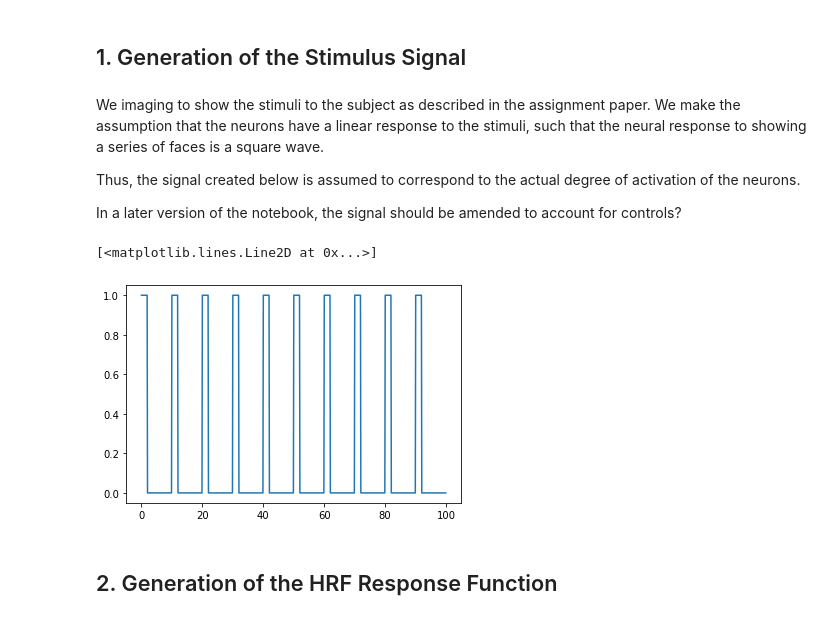
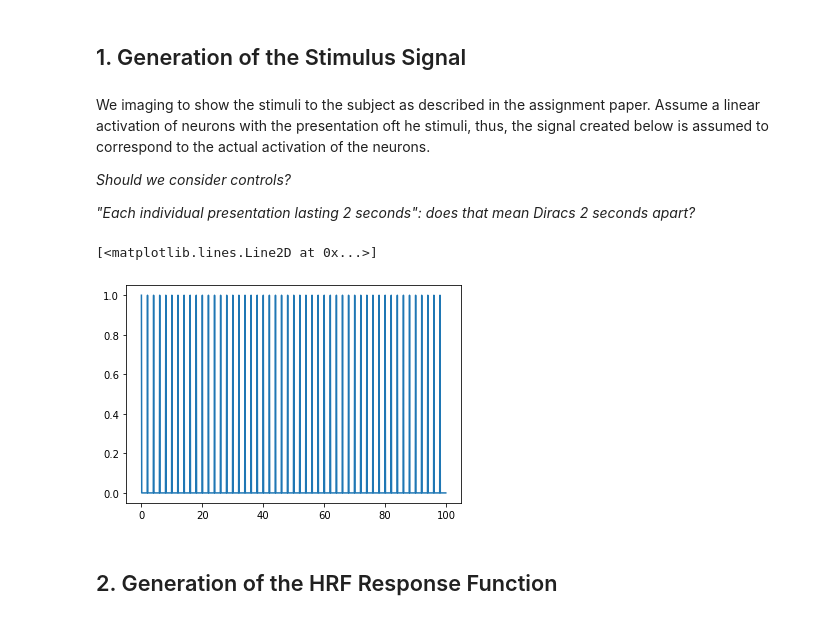
Before and after one commit to mrighi/NSSP-Miniprojects, a Jupyter notebook: Miniproject 1/Miniproject_1_G.ipynb, the cells around one changed output. Drawn from its saved outputs; the diff is of its cells as text; code cells hidden in the pictures.

```diff
--- a/Miniproject 1/Miniproject_1_G.ipynb
+++ b/Miniproject 1/Miniproject_1_G.ipynb
@@ -10,8 +11,8 @@ from scipy.stats import gamma # For Gamma function
 # %% [markdown]
 ## 1. Generation of the Stimulus Signal ##
 # %% [markdown]
-We imaging to show the stimuli to the subject as described in the assignment paper. We make the assumption that the neurons have a linear response to the stimuli, such that the neural response to showing a series of faces is a square wave.
+We imaging to show the stimuli to the subject as described in the assignment paper. Assume a linear activation of neurons with the presentation oft he stimuli, thus, the signal created below is assumed to correspond to the actual activation of the neurons.
 
-Thus, the signal created below is assumed to correspond to the actual degree of activation of the neurons.
+*Should we consider controls?*
 
-In a later version of the notebook, the signal should be amended to account for controls?
+*"Each individual presentation lasting 2 seconds": does that mean Diracs 2 seconds apart?*
@@ -24,8 +19,19 @@ neur = 0.5*(scipy.signal.square(2*np.pi*(1/episode_duration)*t, presentation_dur
-# %%
-plt.plot(t, neur)
-# %% [output]
-[<matplotlib.lines.Line2D at 0x...>]
-[figure, removed]
+# %%
+TR = 5 #[sec] - true recording period
+
+Ts = 0.1 # [sec] - simulated frequency, to avoid bouncing in convolution
+total_duration = 100 # [sec]
+t = np.arange(0, total_duration, Ts)
+
+isi = 2 # [sec] - presentation duration
+# episode_duration = 10 # [sec] - used for square waves
+
+neur = scipy.signal.unit_impulse(int(total_duration/Ts), np.arange(0, int(total_duration/Ts), int(isi/Ts)))
+
+plt.plot(t, neur)
+# %% [output]
+[<matplotlib.lines.Line2D at 0x...>]
+[figure, added]
 # %% [markdown]
 ## 2. Generation of the HRF Response Function ##
 # %% [markdown]
```
Also changed, not shown: parts of 24 cells of this notebook.
